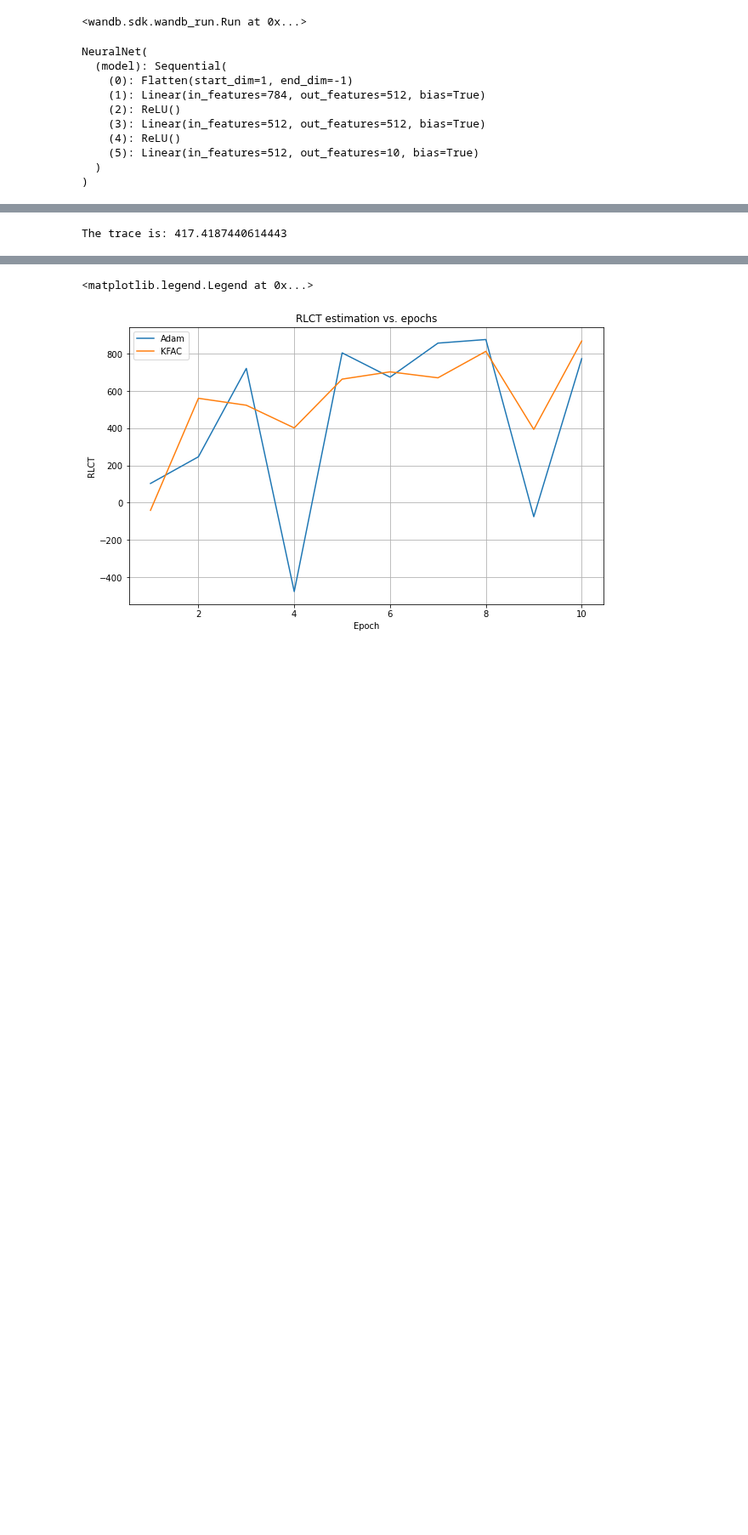
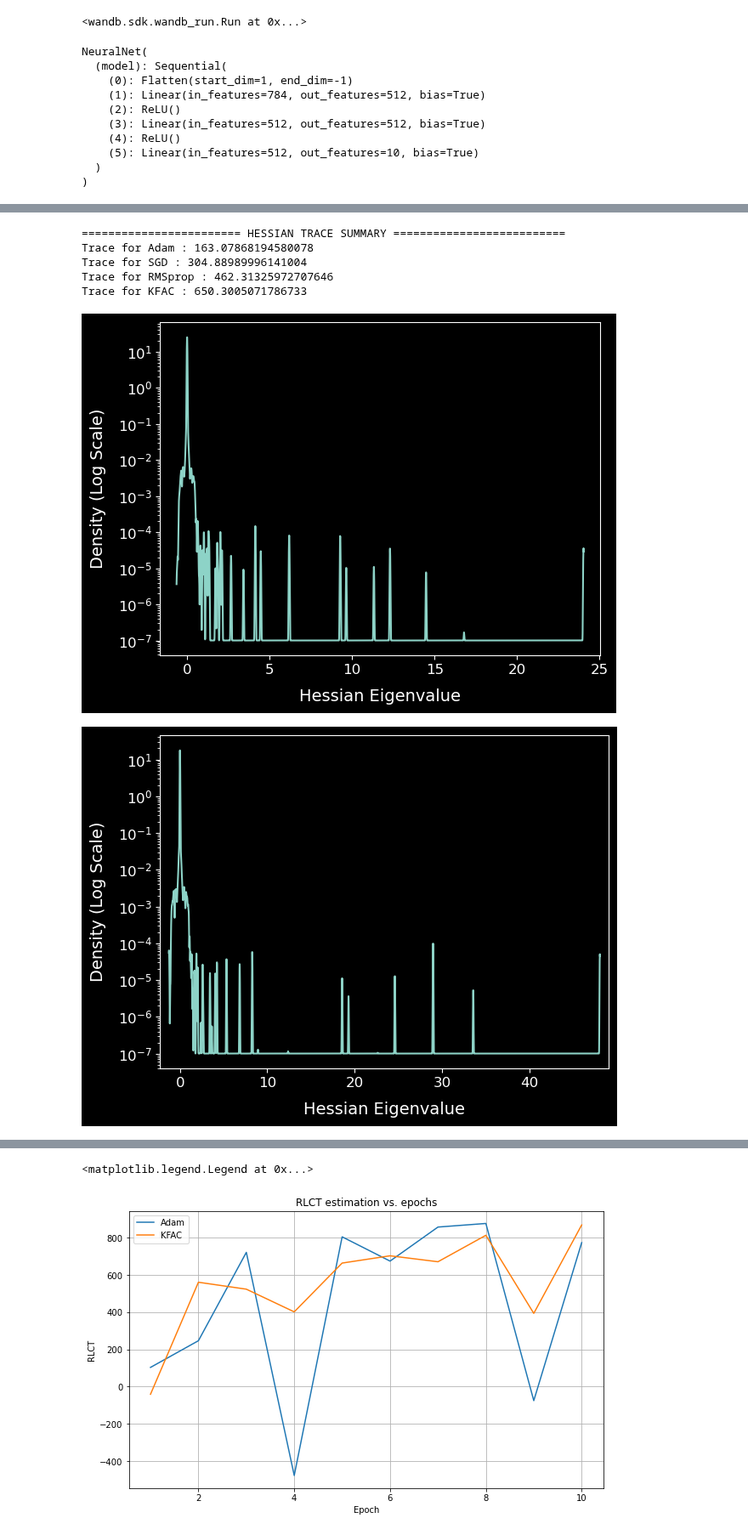
Before and after one commit to cxtraa/ngd_with_slt, a Jupyter notebook: MNIST_RLCT_evaluation.ipynb, the cells around one changed output, grey strips where cells are left out. Shown at 85% size. Drawn from its saved outputs; the diff is of its cells as text; code cells hidden in the pictures; blank space fills up the shorter version.

Commit message:
eigenspectrums sort of done

```diff
--- a/MNIST_RLCT_evaluation.ipynb
+++ b/MNIST_RLCT_evaluation.ipynb
@@ -190,7 +177,7 @@ NeuralNet(
 hyperparams = {
     "lr": 1e-5,
     "batch_size" : 128,
-    "num_epochs" : 3,  # MUST BE AT LEAST 5 AS RLCT ESTIMATE TAKES AVERAGE OF LAST 5 EPOCHS
+    "num_epochs" : 10,  # MUST BE AT LEAST 5 AS RLCT ESTIMATE TAKES AVERAGE OF LAST 5 EPOCHS
     "momentum" : 0.8,
     "num_draws" : 400,
     "num_chains" : 1,
@@ -222,7 +209,7 @@ ngd = KFAC(model,
            adapt_damping=False,
            update_cov_manually=True,
            )
-optimizers = [adam]
+optimizers = [adam, sgd, rmsprop, ngd]
 # %%
 # Setup hyperparameter sweep for RLCT estimation
 
@@ -383,7 +373,0 @@ hessian_comp = hessian(adam_final_model, criterion["general"], data=(image, labe
-# %%
-trace = np.mean(hessian_comp.trace())
-print(f"The trace is: {trace}")
-# %% [output]
-The trace is: 417.4187440614443
-# %%
-density_eigen, density_weight = hessian_comp.density()
@@ -391,0 +374,35 @@ get_esd_plot(density_eigen, density_weight)
+# %%
+# For each model, compute the eigenspectrum of the Hessian using the PyHessian library
+
+final_models = {key : value[-1] for key, value in models.items()}
+
+# to save time, only use one batch of training data
+for image, label in train_loader:
+    break
+
+hessians = {}
+for key, final_model in final_models.items():
+    crit = criterion["kfac"] if key == "KFAC" else criterion["general"]
+    hessians[key] = hessian(final_model, crit, data=(image,label), cuda=False)
+# %%
+# Output trace of Hessian for each optimiser
+
+print("\n======================== HESSIAN TRACE SUMMARY ==========================")
+for hess in hessians:
+    hessian_trace = np.mean(hessians[hess].trace())
+    print(f"Trace for {hess} : {hessian_trace}")
+# %% [output]
+======================== HESSIAN TRACE SUMMARY ==========================
+Trace for Adam : 163.07868194580078
+Trace for SGD : 304.88989996141004
+Trace for RMSprop : 462.31325972707646
+Trace for KFAC : 650.3005071786733
+# %%
+# Produce plots of eigenspectrums
+
+for key, hess in hessians.items():
+    density_eigen, density_weight = hess.density()
+    get_esd_plot(density_eigen, density_weight)
+# %% [output]
+[figure, added]
+[figure, added]
```
Also changed, not shown: parts of 6 cells of this notebook.
